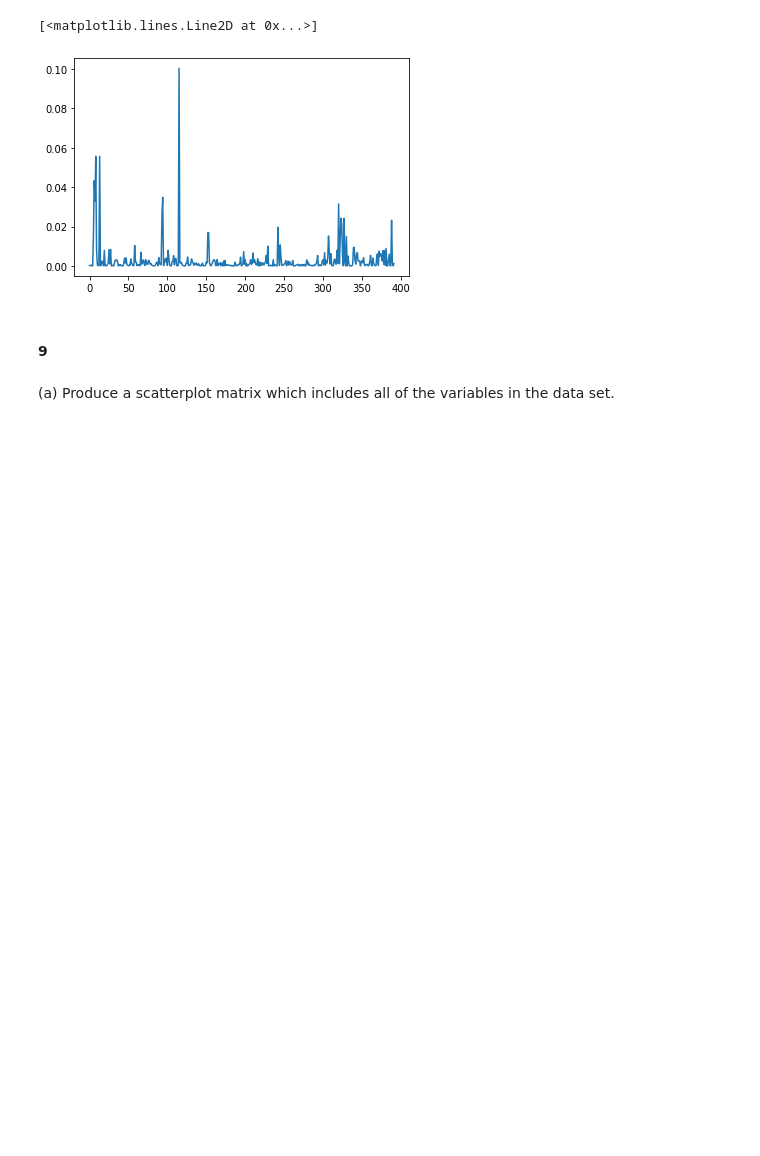
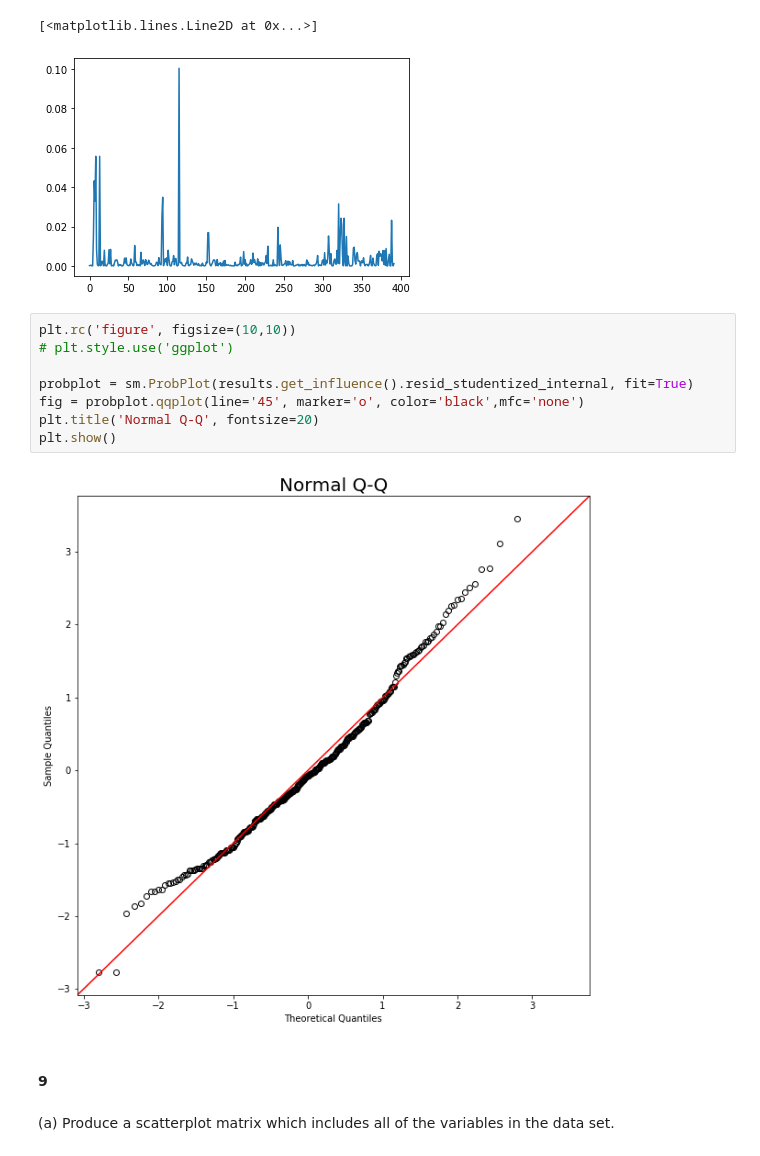
Before and after one commit to pi00trek/stats-ml, a Jupyter notebook: ISLR/linear regression - islr.ipynb, the cells around one changed output. Drawn from its saved outputs; the diff is of its cells as text; blank space fills up the shorter version.

```diff
--- a/ISLR/linear regression - islr.ipynb
+++ b/ISLR/linear regression - islr.ipynb
@@ -384,6 +402,16 @@ plt.plot(data['Cook\'s D'])
 # %% [output]
 [<matplotlib.lines.Line2D at 0x...>]
 [figure]
+# %%
+plt.rc('figure', figsize=(10,10))
+# plt.style.use('ggplot')
+
+probplot = sm.ProbPlot(results.get_influence().resid_studentized_internal, fit=True)
+fig = probplot.qqplot(line='45', marker='o', color='black',mfc='none')
+plt.title('Normal Q-Q', fontsize=20)
+plt.show()
+# %% [output]
+[figure, added]
 # %% [markdown]
 #### 9
 # %% [markdown]
```
Also changed, not shown: parts of 25 cells of this notebook.
